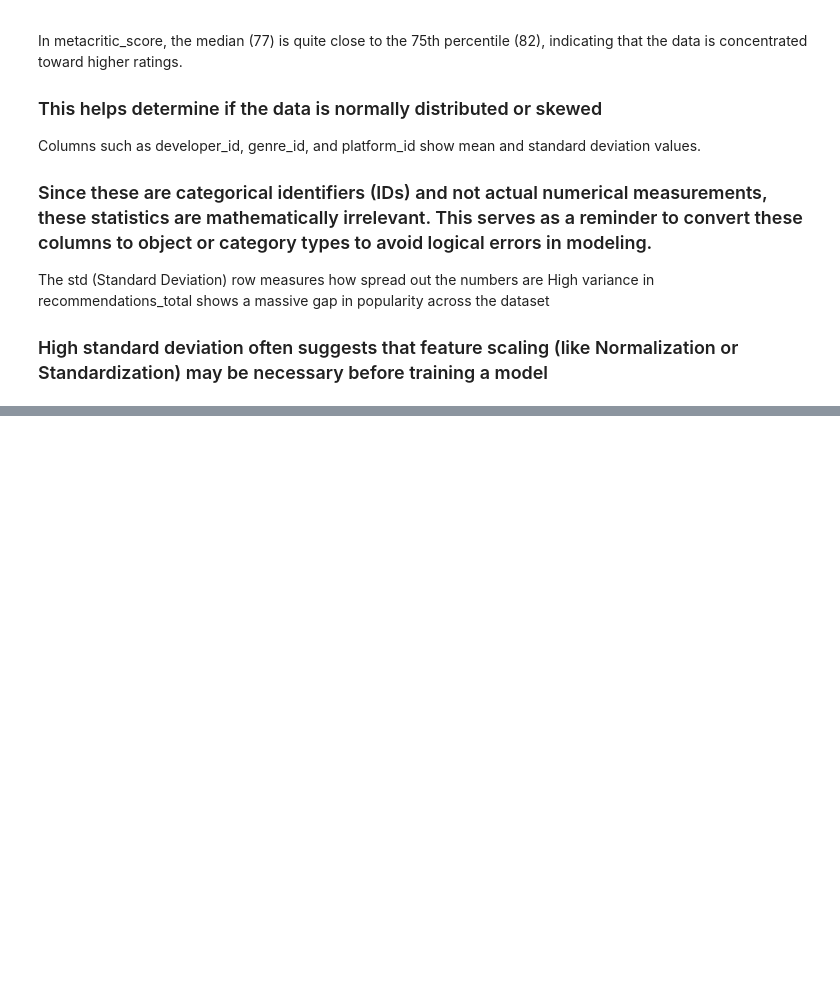
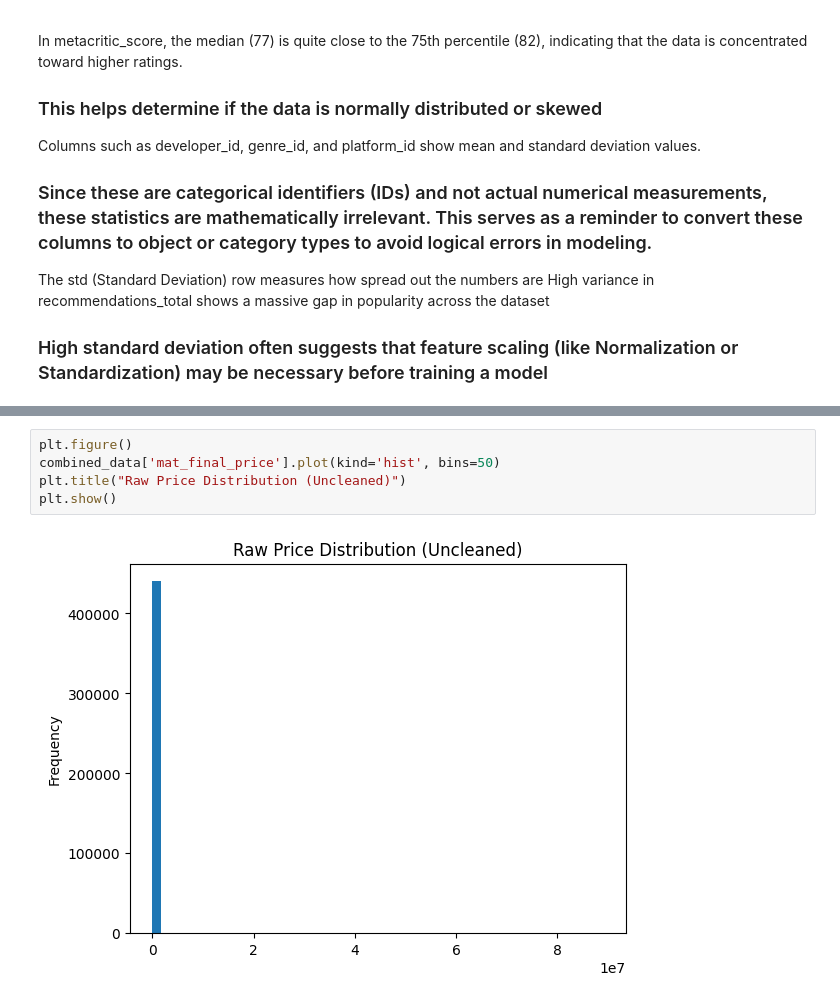
Before and after one commit to safety-crew/Steam-Game-Intelligence-Suite, a Jupyter notebook: notebooks/00_cleaning.ipynb, the cells around one changed output, grey strips where cells are left out. Drawn from its saved outputs; the diff is of its cells as text; blank space fills up the shorter version.

```diff
--- a/notebooks/00_cleaning.ipynb
+++ b/notebooks/00_cleaning.ipynb
@@ -224,0 +294,7 @@ High variance in recommendations_total shows a massive gap in popularity across
+# %%
+plt.figure()
+combined_data['mat_final_price'].plot(kind='hist', bins=50)
+plt.title("Raw Price Distribution (Uncleaned)")
+plt.show()
+# %% [output]
+[figure, added]
```
Also changed, not shown: parts of 15 cells of this notebook.
